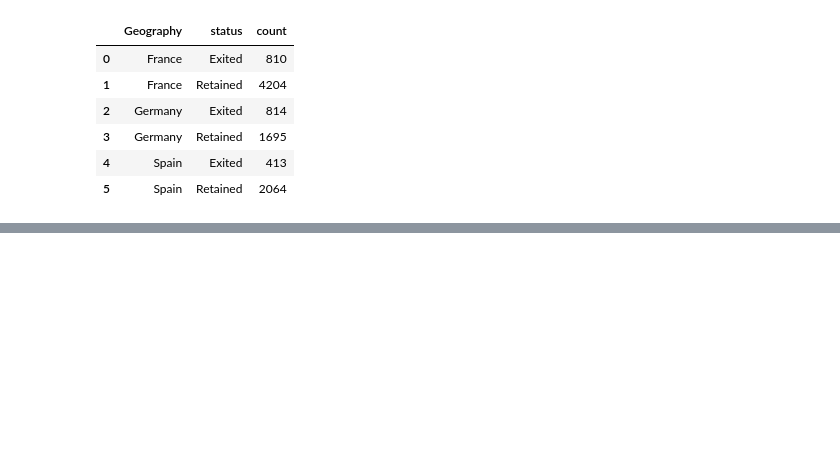
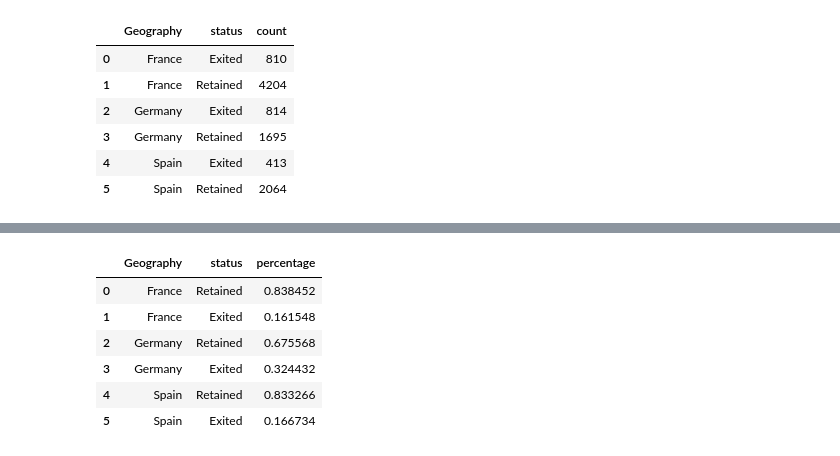
Before and after one commit to Francis-30/Francis-30, a Jupyter notebook: churn_analysis.ipynb, the cells around one changed output, grey strips where cells are left out. Saved outputs shown, nothing was run; the diff lists cells and outputs as text; code cells hidden in the pictures; blank space fills up the shorter version.

```diff
--- a/churn_analysis.ipynb
+++ b/churn_analysis.ipynb
@@ -147,0 +148,11 @@ ValueError: ignored
+# %%
+data= churn_df.groupby(['Geography'])['status'].value_counts(normalize= True).reset_index(name='percentage')
+data
+# %% [output]
+|  | Geography | status | percentage |
+| 0 | France | Retained | 0.838452 |
+| 1 | France | Exited | 0.161548 |
+| 2 | Germany | Retained | 0.675568 |
+| 3 | Germany | Exited | 0.324432 |
+| 4 | Spain | Retained | 0.833266 |
+| 5 | Spain | Exited | 0.166734 |
```
Also changed, not shown: parts of 14 cells of this notebook.
